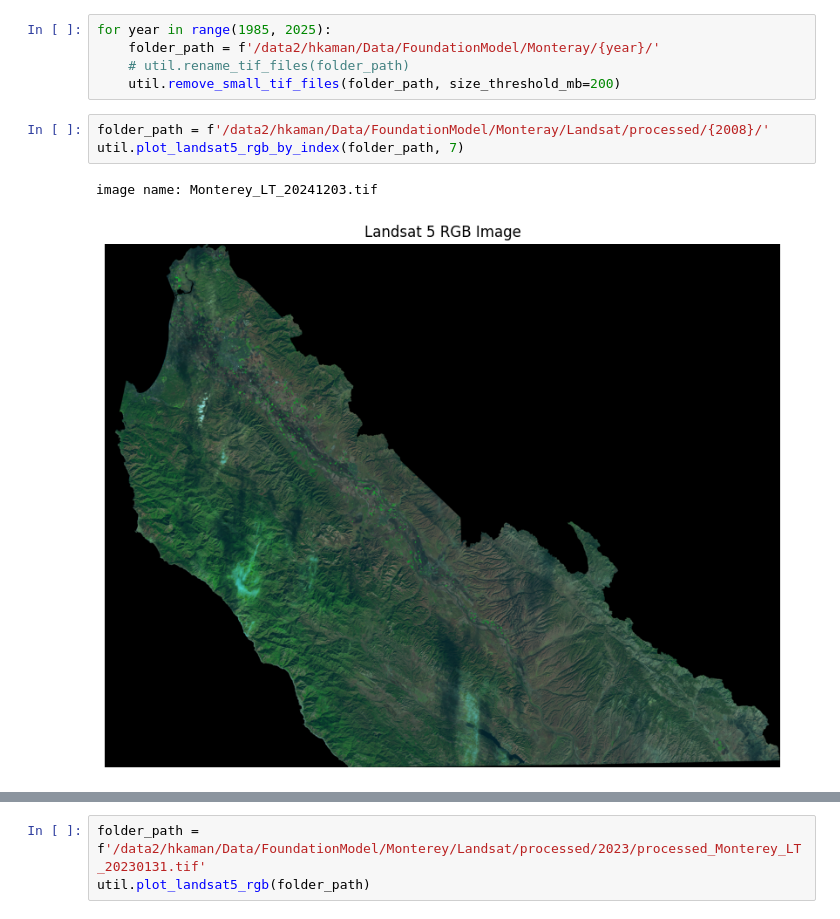
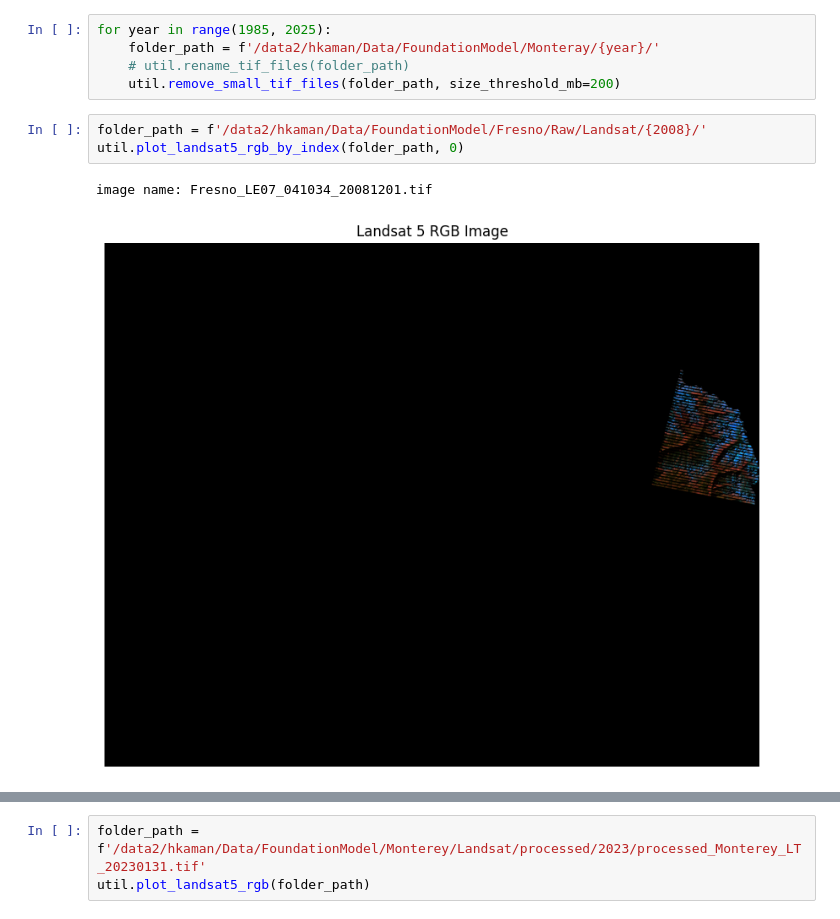
Before and after one commit to plant-ai-biophysics-lab/california-crop-yield-benchmark, a Jupyter notebook: dataset/download_county_dataset/download_satellite_data.ipynb, the cells around one changed output, grey strips where cells are left out. Cells and saved outputs as stored; diff of their text form.

```diff
--- a/dataset/download_county_dataset/download_satellite_data.ipynb
+++ b/dataset/download_county_dataset/download_satellite_data.ipynb
@@ -112,8 +79,8 @@ for year in range(1985, 2025):
     # util.rename_tif_files(folder_path)
     util.remove_small_tif_files(folder_path, size_threshold_mb=200)
 # %%
-folder_path = f'/data2/hkaman/Data/FoundationModel/Monteray/Landsat/processed/{2008}/'
-util.plot_landsat5_rgb_by_index(folder_path, 7)
+folder_path = f'/data2/hkaman/Data/FoundationModel/Fresno/Raw/Landsat/{2008}/'
+util.plot_landsat5_rgb_by_index(folder_path, 0)
 # %% [output]
-image name: Monterey_LT_20241203.tif
+image name: Fresno_LE07_041034_20081201.tif
-[figure, old version]
+[figure, new version]
```
Also changed, not shown: parts of 3 cells of this notebook, 4 other files.
